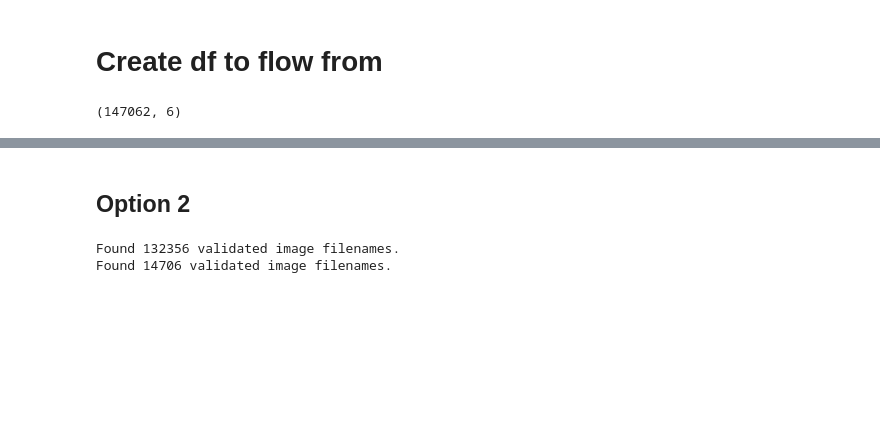
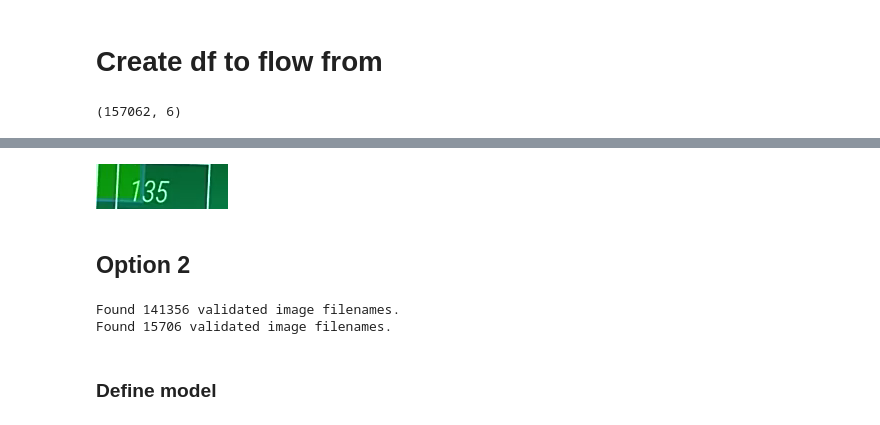
Before and after one commit to eduardkieser/vitmoocr, a Jupyter notebook: vitmo_3_output_layer_training.ipynb, the cells around one changed output, grey strips where cells are left out. Cells and saved outputs as stored; diff of their text form; code cells hidden in the pictures; blank space fills up the shorter version.

```diff
--- a/vitmo_3_output_layer_training.ipynb
+++ b/vitmo_3_output_layer_training.ipynb
@@ -26,6 +28,7 @@ from sklearn.preprocessing import OneHotEncoder
 #file_list = glob('/home/eduard/workspace/VitmoOCR/vitmo_video_data/data/*/*.png')
 # mac
 file_list = glob('/Users/eduard/workspaces/ml_projects/keras/VitmoOCR/data2/*/*.png')
+file_list = file_list+glob('/Users/eduard/workspaces/ml_projects/keras/VitmoOCR/training_data/numbers_96/*/*.jpg')
 df_lst = []
 for file_path in file_list:
     label = file_path.split('/')[-2]
@@ -50,7 +53,7 @@ for file_path in file_list:
 df = pd.DataFrame(df_lst)
 print(df.shape)
 # %% [output]
-(147062, 6)
+(157062, 6)
 # %%
 def one_hot(cat):
     categories = [' ','0','1','2','3','4','5','6','7','8','9']
@@ -67,37 +70,75 @@ df.head()
 | 2 | /Users/eduard/workspaces/ml_proje... | 135 | [1, 3, 5] | 1 | 3 | 5 | [0, 0, 1, 0, 0, 0, 0, 0, 0, 0, 0] | [0, 0, 0, 0, 1, 0, 0, 0, 0, 0, 0] | [0, 0, 0, 0, 0, 0, 1, 0, 0, 0, 0] |
 | 3 | /Users/eduard/workspaces/ml_proje... | 135 | [1, 3, 5] | 1 | 3 | 5 | [0, 0, 1, 0, 0, 0, 0, 0, 0, 0, 0] | [0, 0, 0, 0, 1, 0, 0, 0, 0, 0, 0] | [0, 0, 0, 0, 0, 0, 1, 0, 0, 0, 0] |
 | 4 | /Users/eduard/workspaces/ml_proje... | 135 | [1, 3, 5] | 1 | 3 | 5 | [0, 0, 1, 0, 0, 0, 0, 0, 0, 0, 0] | [0, 0, 0, 0, 1, 0, 0, 0, 0, 0, 0] | [0, 0, 0, 0, 0, 0, 1, 0, 0, 0, 0] |
+# %%
+def random_perspective(img):
+    # only apply to every n_th image
+    if np.random.randint(3)!=0:
+        return img
+    MAX_CHANGE = 0.2
+    a = np.random.rand(8).reshape(4,2)
+    width, height = img.shape[:2]
+    scale_factor = min(width,height)
+    a = a*scale_factor*MAX_CHANGE
+    pts1 = np.float32([
+        [0,0],
+        [width,0],
+        [width,height],
+        [0,height]
+    ])
+    pts2 = np.float32([
+        [0+a[0,0],0+a[0,1]],
+        [width-a[1,0],0+a[1,1]],
+        [width-a[2,0],height-a[2,1]],
+        [0+a[3,0],height-a[3,1]]
+    ])
+    M = cv2.getPerspectiveTransform(pts1,pts2)
+    img = cv2.warpPerspective(img, M, (height,width))
+    return img
+
+path = file_list[1]
+img = cv2.imread(path)
+img = random_perspective(img)
+
+Image.fromarray(img)
+# %% [output]
+[figure, added]
 # %% [markdown]
 ## Option 2
 # %%
 im_size = 48
 ks = 5
 
+mini_df = df
+
 train_datagen = tf.keras.preprocessing.image.ImageDataGenerator(
     rescale=1./255,
     shear_range=0.2,
-    # zoom_range=0.2,
+    zoom_range=0.1,
     horizontal_flip=False,
-    validation_split=0.1
+    validation_split=0.1,
+    preprocessing_function = random_perspective
 )
 
 y_col = ['l0d','l1d','l2d']
 class_mode = 'multi_output'
 
 train_generator = train_datagen.flow_from_dataframe(
-    df, directory='/', x_col='file_path', y_col=y_col,
+    mini_df, directory='/', x_col='file_path', y_col=y_col,
     target_size=(im_size, im_size), color_mode='rgb', class_mode=class_mode,
     subset="training", classes=categories,
-    batch_size=32, seed=42)
+    batch_size=128, seed=42)
 
 valid_generator = train_datagen.flow_from_dataframe(
-    df, directory='/', x_col='file_path', y_col=y_col,
+    mini_df, directory='/', x_col='file_path', y_col=y_col,
     target_size=(im_size, im_size), color_mode='rgb', class_mode=class_mode,
     subset="validation", classes=categories,
-    batch_size=32, seed=42)
+    batch_size=128, seed=42)
 # %% [output]
-Found 132356 validated image filenames.
-Found 14706 validated image filenames.
+Found 141356 validated image filenames.
+Found 15706 validated image filenames.
+# %% [markdown]
+### Define model
 # %%
 input_img = Input(shape=(im_size, im_size, 3))
 # gs_img = Lambda(lambda c: tf.image.rgb_to_grayscale(c))(input_img)
```
Also changed, not shown: parts of 8 cells of this notebook.
